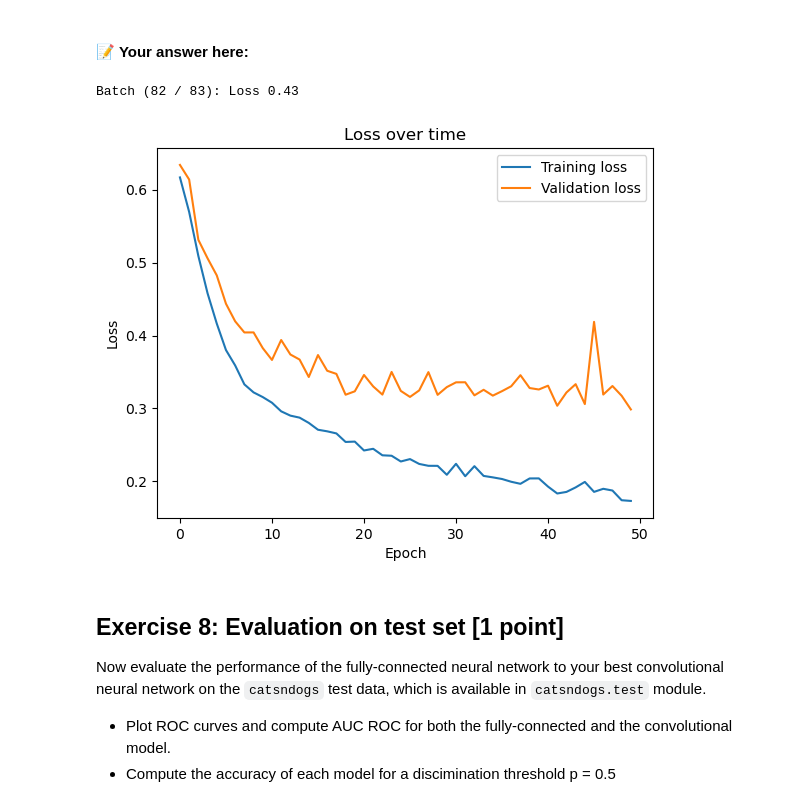
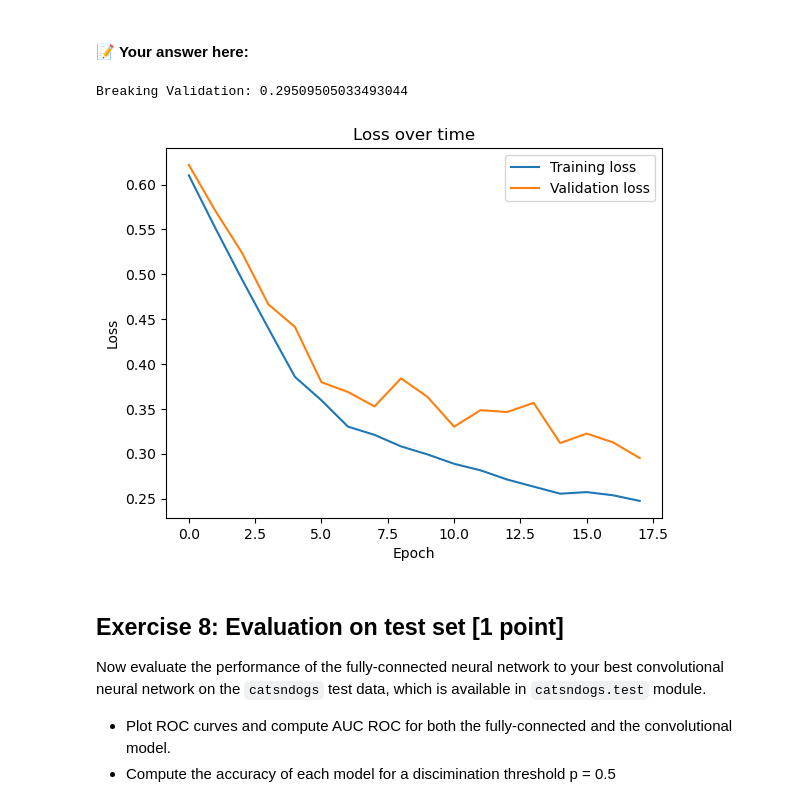
Before and after one commit to maximiliann97/TDA233-Algoritms-ML, a Jupyter notebook: HW3_2023.ipynb, the cells around one changed output. Saved outputs shown, nothing was run; the diff lists cells and outputs as text; code cells hidden in the pictures.

```diff
--- a/HW3_2023.ipynb
+++ b/HW3_2023.ipynb
@@ -783,21 +783,20 @@ The training loss deacreases as we move forward in the epochs. The validation lo
 import matplotlib.pyplot as plt
 
 input_features = 3*128*128
-width = 600
+width = 500
 fc_model = FullyConnected(input_features, width)
-optimizer = GradientDescent(model.parameters(), learning_rate=0.05)
+optimizer = GradientDescent(fc_model.parameters(), learning_rate=0.05)
 nEpochs = 30
 
 train_list_conv = []
 validation_list_conv = []
 
 for epoch in range(nEpochs):
-    training_loss, validation_loss = train_epoch(training_loader_catsndogs, validation_loader_catsndogs, model, loss, optimizer, device)
+    training_loss, validation_loss = train_epoch(training_loader_catsndogs, validation_loader_catsndogs, fc_model, loss, optimizer, device)
     if epoch==9:
-        optimizer = GradientDescent(model.parameters(), learning_rate=0.008)
+        optimizer = GradientDescent(fc_model.parameters(), learning_rate=0.004)
     train_list_conv.append(training_loss)
     validation_list_conv.append(validation_loss)
-    print(f'Validation loss: {validation_loss}')
 
 plt.plot(train_list_conv)
 plt.plot(validation_list_conv)
@@ -1118,30 +1104,30 @@ class CNN2(nn.Module):
 # %%
 model = CNN2()
 optimizer = torch.optim.Adam(model.parameters())
 nEpochs = 50
 
 
 train_list_conv = []
 validation_list_conv = []
 
 for epoch in range(nEpochs):
     training_loss, validation_loss = train_epoch(training_loader_catsndogs, validation_loader_catsndogs, model, loss, optimizer, device)
     train_list_conv.append(training_loss)
     validation_list_conv.append(validation_loss)
-    if validation_loss < 0.25:
-        print('under 0.25')
+    if validation_loss < 0.30:
+        print(f'Breaking Validation: {validation_loss}')
         break
 
 plt.plot(train_list_conv)
 plt.plot(validation_list_conv)
 plt.title('Loss over time')
 plt.legend(['Training loss', 'Validation loss'])
 plt.xlabel('Epoch')
 plt.ylabel('Loss')
 plt.show()
 # %% [output]
-Batch (82 / 83): Loss 0.43
+Breaking Validation: 0.29509505033493044
-[figure, old version]
+[figure, new version]
 # %% [markdown]
 ## Exercise 8: Evaluation on test set [1 point]
 
```
Also changed, not shown: parts of 21 cells of this notebook.
